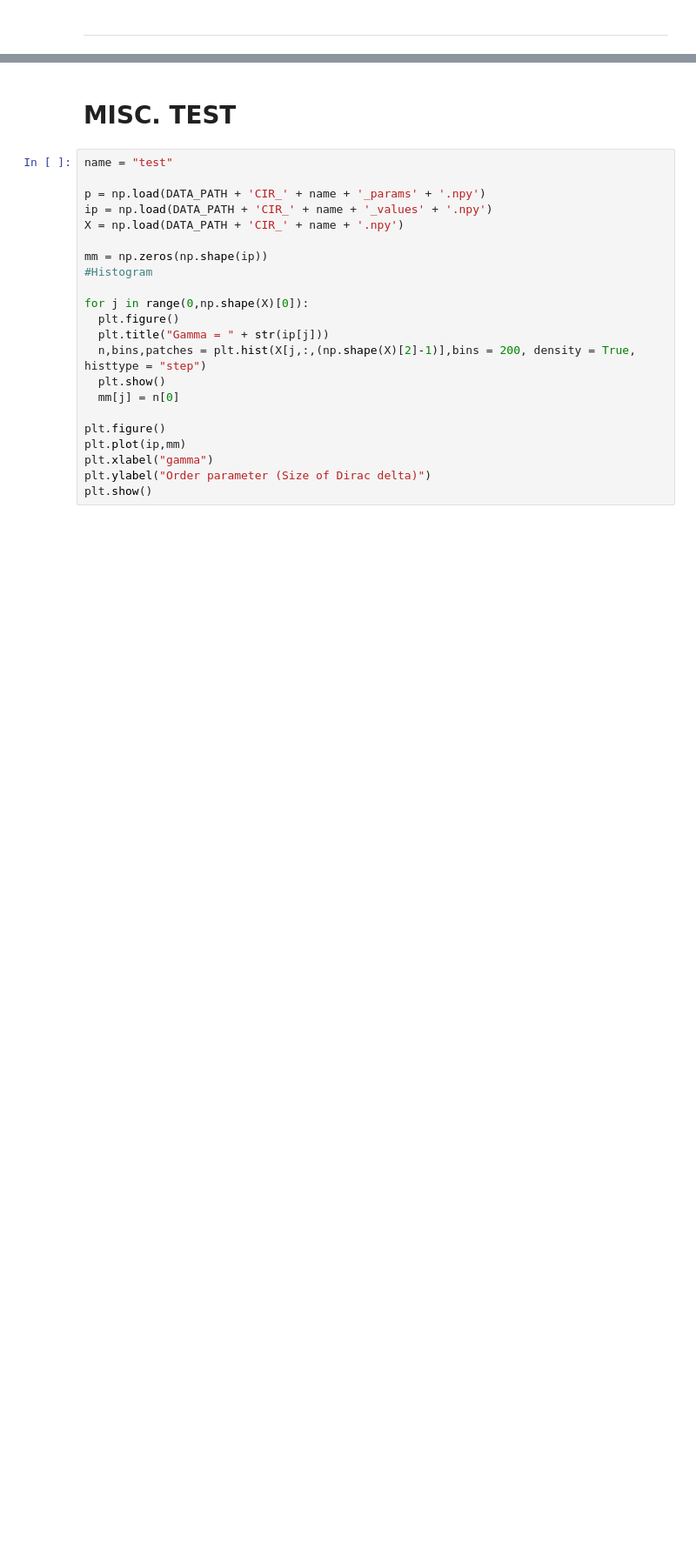
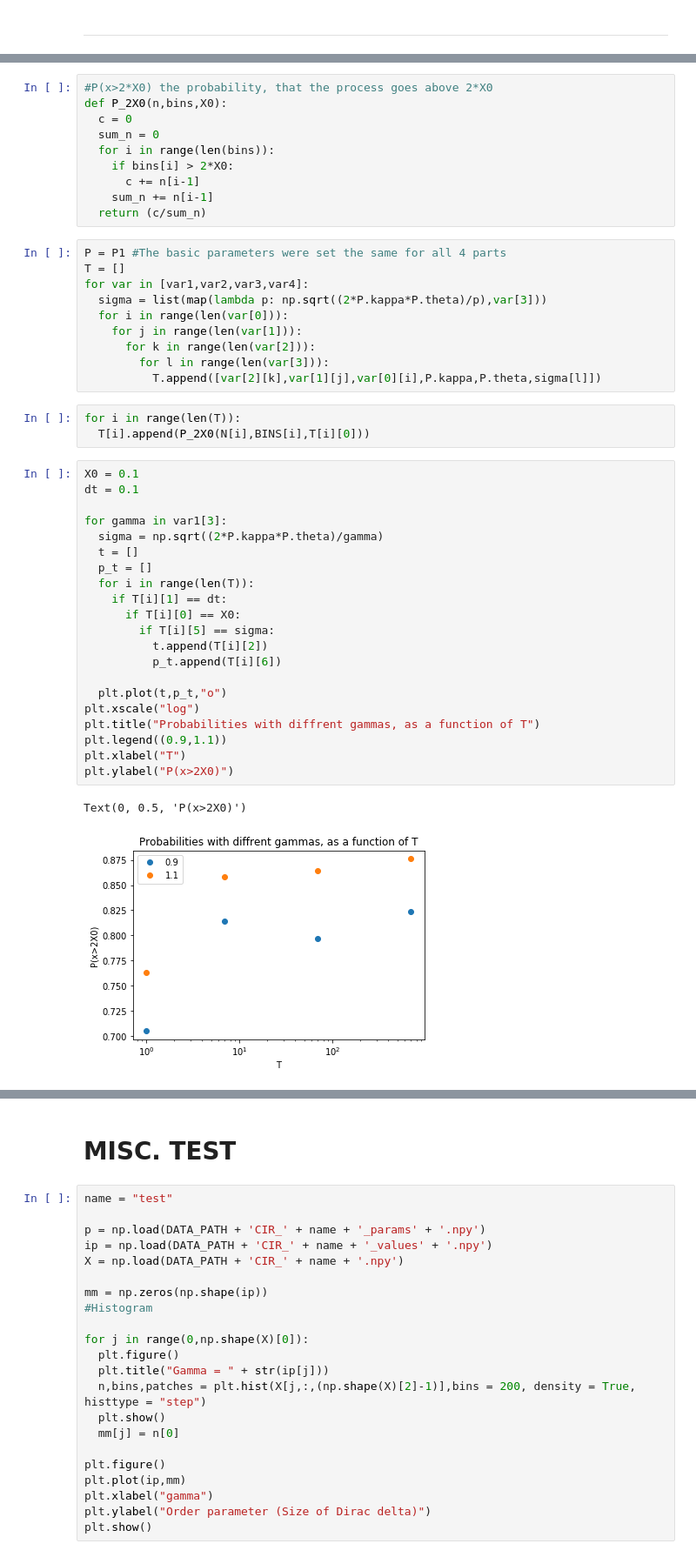
Before and after one commit to baskayj/Boundary-behavior-in-stochastic-differential-equations-used-in-Finance, a Jupyter notebook: Analyser.ipynb, the cells around one changed output, grey strips where cells are left out. Shown: that part at 87% size. Drawn from its saved outputs; the diff is of its cells as text; blank space fills up the shorter version.

```diff
--- a/Analyser.ipynb
+++ b/Analyser.ipynb
@@ -428,0 +91,47 @@ for j in range(0,np.shape(X)[0]):
+# %%
+#P(x>2*X0) the probability, that the process goes above 2*X0
+def P_2X0(n,bins,X0):
+  c = 0
+  sum_n = 0
+  for i in range(len(bins)):
+    if bins[i] > 2*X0:
+      c += n[i-1]
+    sum_n += n[i-1]
+  return (c/sum_n)
+# %%
+P = P1 #The basic parameters were set the same for all 4 parts
+T = []
+for var in [var1,var2,var3,var4]:
+  sigma = list(map(lambda p: np.sqrt((2*P.kappa*P.theta)/p),var[3]))
+  for i in range(len(var[0])):
+    for j in range(len(var[1])):
+      for k in range(len(var[2])):
+        for l in range(len(var[3])):
+          T.append([var[2][k],var[1][j],var[0][i],P.kappa,P.theta,sigma[l]])
+# %%
+for i in range(len(T)):
+  T[i].append(P_2X0(N[i],BINS[i],T[i][0]))
+# %%
+X0 = 0.1
+dt = 0.1
+
+for gamma in var1[3]:
+  sigma = np.sqrt((2*P.kappa*P.theta)/gamma)
+  t = []
+  p_t = []
+  for i in range(len(T)):
+    if T[i][1] == dt:
+      if T[i][0] == X0:
+        if T[i][5] == sigma:
+          t.append(T[i][2])
+          p_t.append(T[i][6])
+
+  plt.plot(t,p_t,"o")
+plt.xscale("log")
+plt.title("Probabilities with diffrent gammas, as a function of T")
+plt.legend((0.9,1.1))
+plt.xlabel("T")
+plt.ylabel("P(x>2X0)")
+# %% [output]
+Text(0, 0.5, 'P(x>2X0)')
+[figure, added]
```
Also changed, not shown: parts of 41 cells of this notebook.
